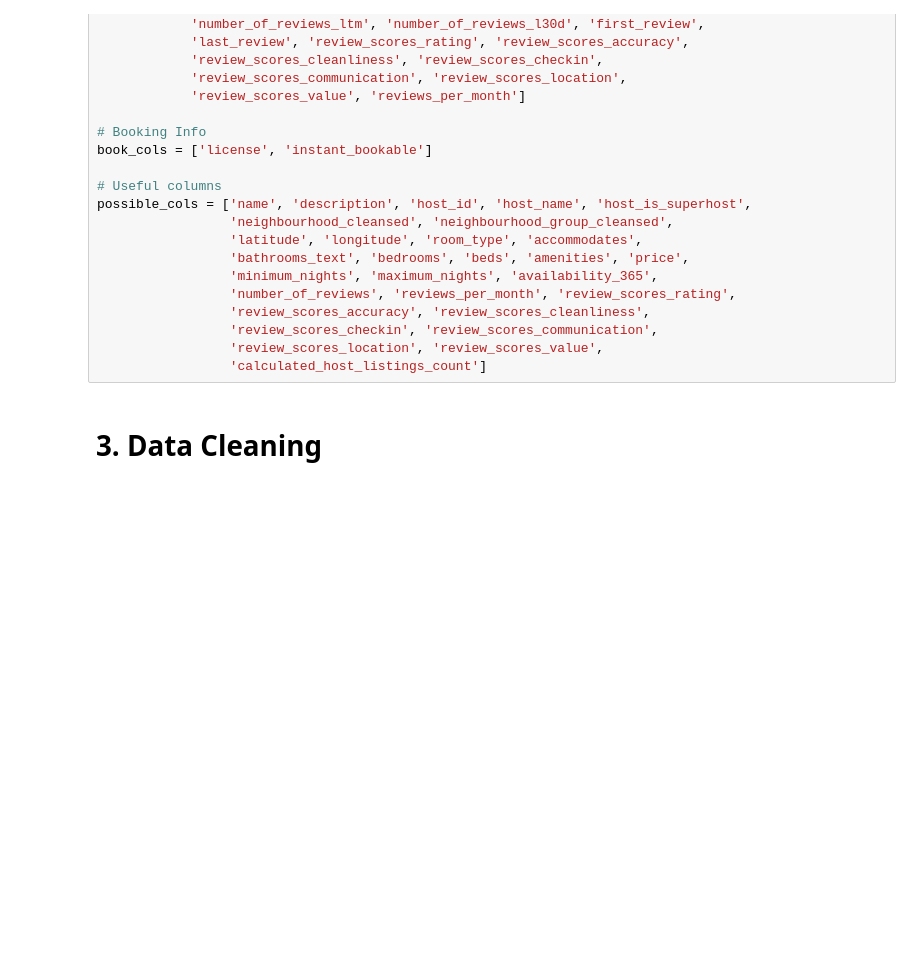
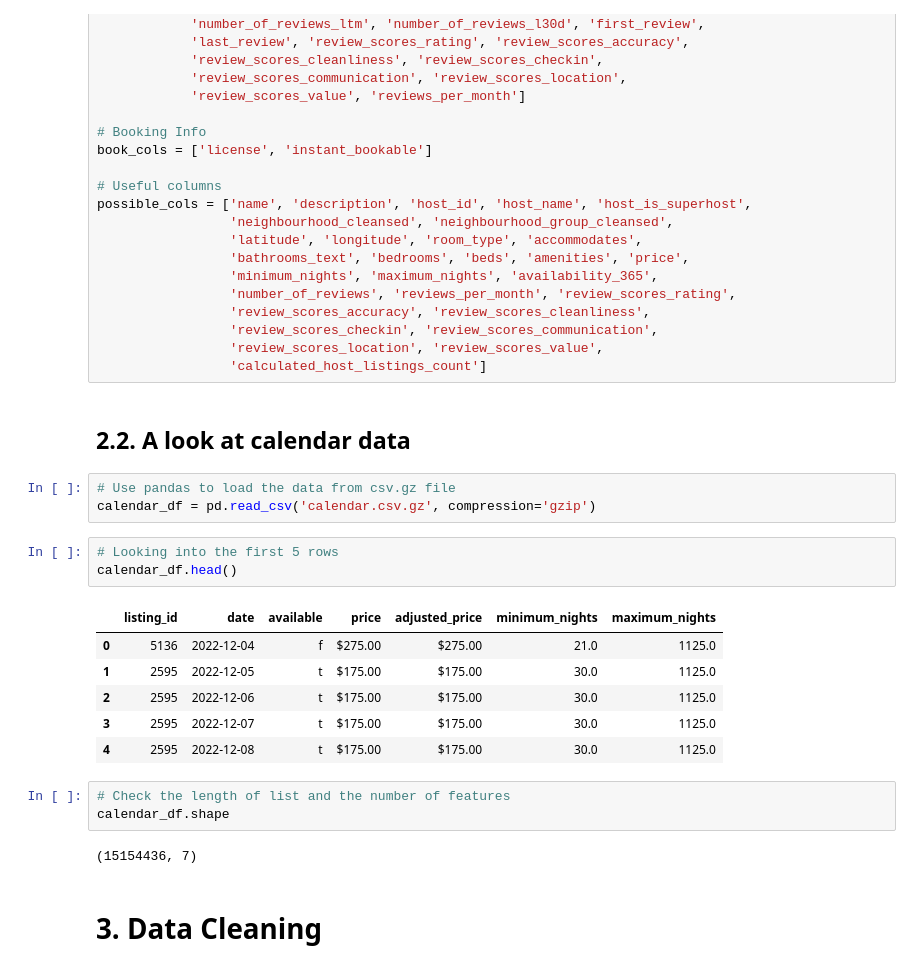
Before and after one commit to tmkhang1999/2022-NYC-Airbnb-Analytics, a Jupyter notebook: analysis.ipynb, the cells around one changed output. Cells and saved outputs as stored; diff of their text form; blank space fills up the shorter version.

Commit message:
Add looking into the calender data

```diff
--- a/analysis.ipynb
+++ b/analysis.ipynb
@@ -119,6 +121,26 @@ possible_cols = ['name', 'description', 'host_id', 'host_name', 'host_is_superho
                  'review_scores_checkin', 'review_scores_communication',
                  'review_scores_location', 'review_scores_value',
                  'calculated_host_listings_count']
+# %% [markdown]
+## 2.2. A look at calendar data
+# %%
+# Use pandas to load the data from csv.gz file
+calendar_df = pd.read_csv('calendar.csv.gz', compression='gzip')
+# %%
+# Looking into the first 5 rows
+calendar_df.head()
+# %% [output]
+|  | listing_id | date | available | price | adjusted_price | minimum_nights | maximum_nights |
+| 0 | 5136 | 2022-12-04 | f | $275.00 | $275.00 | 21.0 | 1125.0 |
+| 1 | 2595 | 2022-12-05 | t | $175.00 | $175.00 | 30.0 | 1125.0 |
+| 2 | 2595 | 2022-12-06 | t | $175.00 | $175.00 | 30.0 | 1125.0 |
+| 3 | 2595 | 2022-12-07 | t | $175.00 | $175.00 | 30.0 | 1125.0 |
+| 4 | 2595 | 2022-12-08 | t | $175.00 | $175.00 | 30.0 | 1125.0 |
+# %%
+# Check the length of list and the number of features
+calendar_df.shape
+# %% [output]
+(15154436, 7)
 # %% [markdown]
 # 3. Data Cleaning
 # %% [markdown]
```
Also changed, not shown: parts of 5 cells of this notebook.
